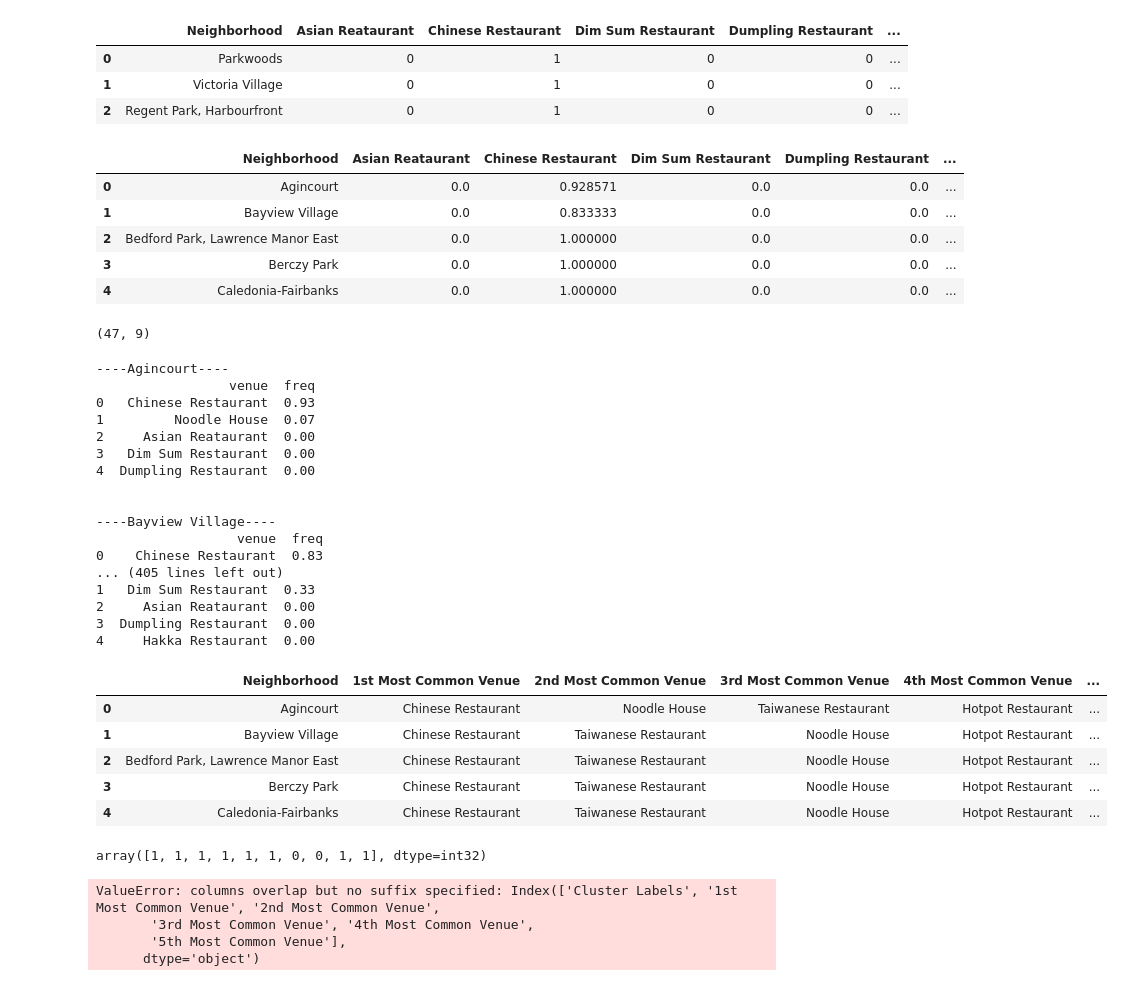
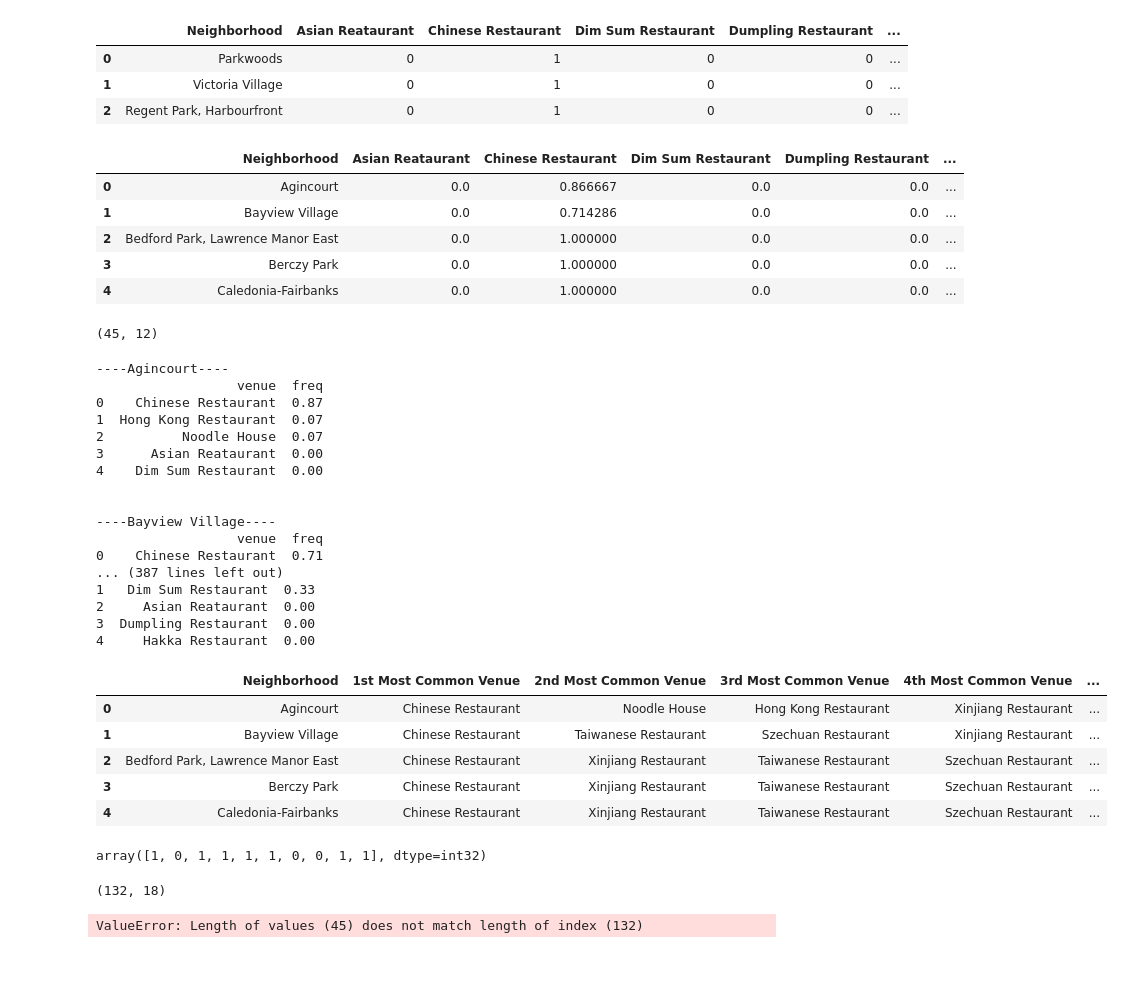
Before and after one commit to huiyi-see/Coursera_Capstone, a Jupyter notebook: Capstone_Project2.ipynb, the cells around one changed output. Saved outputs shown, nothing was run; the diff lists cells and outputs as text; code cells hidden in the pictures.

```diff
--- a/Capstone_Project2.ipynb
+++ b/Capstone_Project2.ipynb
@@ -430,8 +430,9 @@ Restaurant keywords from venue categories:
 # %%
 chinese_restaurant = [ 'Chinese Restaurant', 'Dim Sum Restaurant',
              'Noodle House', 'Hakka Restaurant',  'Taiwanese Restaurant',
-             'Dumpling Restaurant','Asian Reataurant',
-             'Hotpot Restaurant'
+             'Dumpling Restaurant','Asian Reataurant','Hong Kong Restaurant',
+             'Hotpot Restaurant','Xinjiang Restaurant',
+ 'Szechuan Restaurant'
              ]
 
 chinese_pd = pd.DataFrame(chinese_restaurant)
@@ -485,21 +486,21 @@ TO_onehot.head().drop_duplicates().reset_index(drop=True)
 # %%
 #Analyze all the neighbourhood
 
-grouped_dt = TO_new_onehot.groupby('Neighborhood').mean().reset_index()
+grouped_dt = TO_onehot.groupby('Neighborhood').mean().reset_index()
 
 
 grouped_dt.head()
 # %% [output]
 |  | Neighborhood | Asian Reataurant | Chinese Restaurant | Dim Sum Restaurant | Dumpling Restaurant | ... |
-| 0 | Agincourt | 0.0 | 0.928571 | 0.0 | 0.0 | ... |
-| 1 | Bayview Village | 0.0 | 0.833333 | 0.0 | 0.0 | ... |
+| 0 | Agincourt | 0.0 | 0.866667 | 0.0 | 0.0 | ... |
+| 1 | Bayview Village | 0.0 | 0.714286 | 0.0 | 0.0 | ... |
 | 2 | Bedford Park, Lawrence Manor East | 0.0 | 1.000000 | 0.0 | 0.0 | ... |
 | 3 | Berczy Park | 0.0 | 1.000000 | 0.0 | 0.0 | ... |
 | 4 | Caledonia-Fairbanks | 0.0 | 1.000000 | 0.0 | 0.0 | ... |
 # %%
 grouped_dt.shape
 # %% [output]
-(47, 9)
+(45, 12)
 # %%
 num_top_venues = 5
 
@@ -514,50 +515,55 @@ for hood in grouped_dt['Neighborhood']:
     print('\n')
 # %% [output]
 ----Agincourt----
-                 venue  freq
-0   Chinese Restaurant  0.93
-1         Noodle House  0.07
-2     Asian Reataurant  0.00
-3   Dim Sum Restaurant  0.00
-4  Dumpling Restaurant  0.00
+                  venue  freq
+0    Chinese Restaurant  0.87
+1  Hong Kong Restaurant  0.07
+2          Noodle House  0.07
+3      Asian Reataurant  0.00
+4    Dim Sum Restaurant  0.00
 
 
 ----Bayview Village----
                   venue  freq
-0    Chinese Restaurant  0.83
-... (405 lines left out)
+0    Chinese Restaurant  0.71
+... (387 lines left out)
 1   Dim Sum Restaurant  0.33
 2     Asian Reataurant  0.00
 3  Dumpling Restaurant  0.00
 4     Hakka Restaurant  0.00
 # %%
+def return_most_common_venues(row, num_top_venues):
+    row_categories = row.iloc[1:]
+    row_categories_sorted = row_categories.sort_values(ascending=False)
+    return row_categories_sorted.index.values[0:num_top_venues]
+
 num_top_venues = 5
 
 indicators = ['st', 'nd', 'rd']
 
 # create columns according to number of top venues
 columns = ['Neighborhood']
 for ind in np.arange(num_top_venues):
     try:
         columns.append('{}{} Most Common Venue'.format(ind+1, indicators[ind]))
     except:
         columns.append('{}th Most Common Venue'.format(ind+1))
 
 # create a new dataframe
 neighborhoods_venues_sorted = pd.DataFrame(columns=columns)
 neighborhoods_venues_sorted['Neighborhood'] = grouped_dt['Neighborhood']
 
 for ind in np.arange(grouped_dt.shape[0]):
     neighborhoods_venues_sorted.iloc[ind, 1:] = return_most_common_venues(grouped_dt.iloc[ind, :], num_top_venues)
 
 neighborhoods_venues_sorted.head()
 # %% [output]
 |  | Neighborhood | 1st Most Common Venue | 2nd Most Common Venue | 3rd Most Common Venue | 4th Most Common Venue | ... |
-| 0 | Agincourt | Chinese Restaurant | Noodle House | Taiwanese Restaurant | Hotpot Restaurant | ... |
-| 1 | Bayview Village | Chinese Restaurant | Taiwanese Restaurant | Noodle House | Hotpot Restaurant | ... |
-| 2 | Bedford Park, Lawrence Manor East | Chinese Restaurant | Taiwanese Restaurant | Noodle House | Hotpot Restaurant | ... |
-| 3 | Berczy Park | Chinese Restaurant | Taiwanese Restaurant | Noodle House | Hotpot Restaurant | ... |
-| 4 | Caledonia-Fairbanks | Chinese Restaurant | Taiwanese Restaurant | Noodle House | Hotpot Restaurant | ... |
+| 0 | Agincourt | Chinese Restaurant | Noodle House | Hong Kong Restaurant | Xinjiang Restaurant | ... |
+| 1 | Bayview Village | Chinese Restaurant | Taiwanese Restaurant | Szechuan Restaurant | Xinjiang Restaurant | ... |
+| 2 | Bedford Park, Lawrence Manor East | Chinese Restaurant | Xinjiang Restaurant | Taiwanese Restaurant | Szechuan Restaurant | ... |
+| 3 | Berczy Park | Chinese Restaurant | Xinjiang Restaurant | Taiwanese Restaurant | Szechuan Restaurant | ... |
+| 4 | Caledonia-Fairbanks | Chinese Restaurant | Xinjiang Restaurant | Taiwanese Restaurant | Szechuan Restaurant | ... |
 # %%
 # set number of clusters
 kclusters = 5
@@ -570,25 +576,24 @@ kmeans = KMeans(n_clusters=kclusters, random_state=0).fit(toronto_grouped_cluste
 # check cluster labels generated for each row in the dataframe
 kmeans.labels_[0:10]
 # %% [output]
-array([1, 1, 1, 1, 1, 1, 0, 0, 1, 1], dtype=int32)
+array([1, 0, 1, 1, 1, 1, 0, 0, 1, 1], dtype=int32)
 # %%
-TO_labels = pd.merge(TO_data,grouped+dt, on='Neighborhood', how='right')
+TO_labels = pd.merge(new_df,grouped_dt, on='Neighborhood', how='right')
 TO_labels.shape
+# %% [output]
+(132, 18)
 # %%
 # add clustering labels
 #neighborhoods_venues_sorted.insert(0, 'Cluster Labels', kmeans.labels_)
 
-to_merged = neighborhoods_venues_sorted
+to_merged = TO_labels
 to_merged['Cluster Labels'] = kmeans.labels_
 # merge manhattan_grouped with manhattan_data to add latitude/longitude for each neighborhood
 to_merged = to_merged.join(neighborhoods_venues_sorted.set_index('Neighborhood'), on='Neighborhood')
 
 to_merged.head() # check the last columns!
 # %% [output]
-ValueError: columns overlap but no suffix specified: Index(['Cluster Labels', '1st Most Common Venue', '2nd Most Common Venue',
-       '3rd Most Common Venue', '4th Most Common Venue',
-       '5th Most Common Venue'],
-      dtype='object')
+ValueError: Length of values (45) does not match length of index (132)
 # %%
 # create map
 map_clusters = folium.Map(location=[latitude, longitude], zoom_start=11)
```
Also changed, not shown: parts of 2 cells of this notebook.
